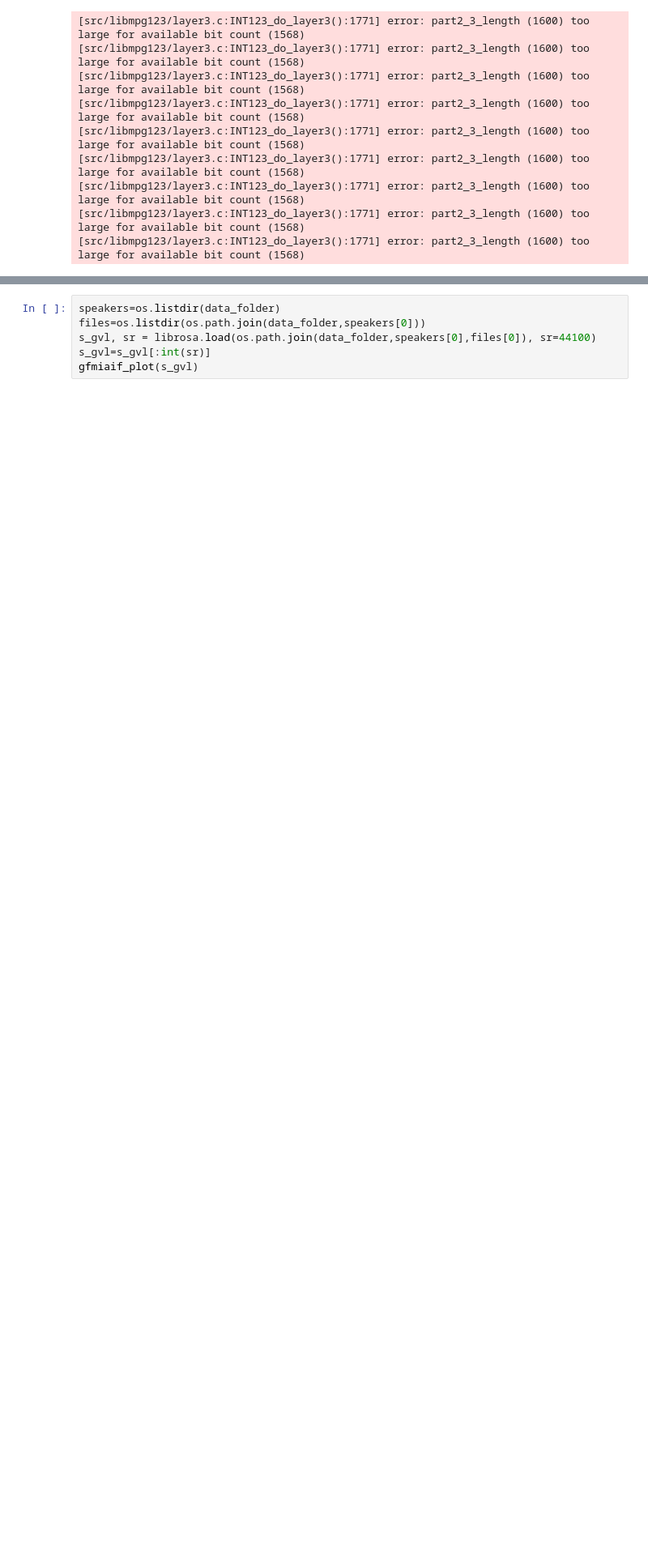
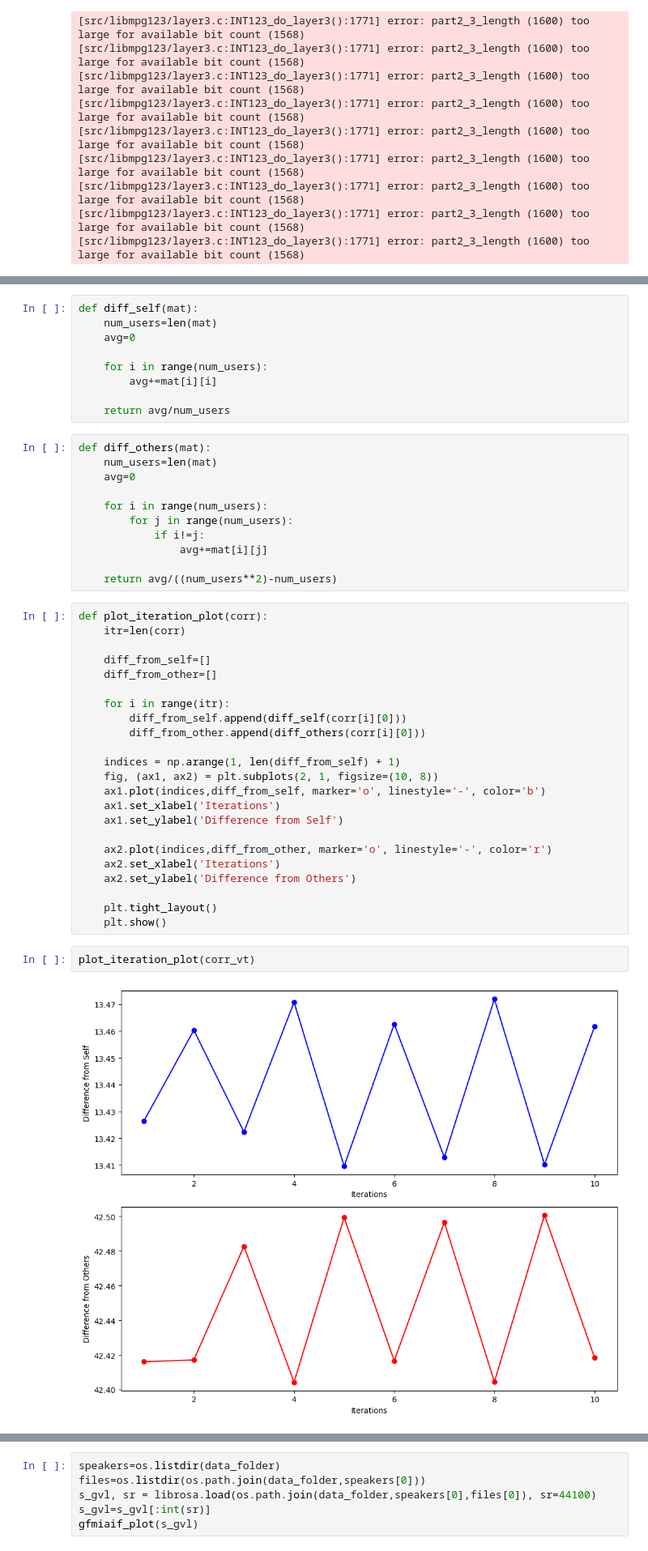
Before and after one commit to SRI2024-Voice-Biometric/Feature-Extraction, a Jupyter notebook: parameterised-method-analysis-window-size.ipynb, the cells around one changed output, grey strips where cells are left out. Shown at 81% size. Cells and saved outputs as stored; diff of their text form; blank space fills up the shorter version.

Commit message:
Added analysis for number of iterations

```diff
--- a/parameterised-method-analysis-window-size.ipynb
+++ b/parameterised-method-analysis-window-size.ipynb
@@ -224,0 +296,47 @@ plot_heatmap(corr_glot)
+# %%
+def diff_self(mat):
+    num_users=len(mat)
+    avg=0
+
+    for i in range(num_users):
+        avg+=mat[i][i]
+
+    return avg/num_users
+# %%
+def diff_others(mat):
+    num_users=len(mat)
+    avg=0
+
+    for i in range(num_users):
+        for j in range(num_users):
+            if i!=j:
+                avg+=mat[i][j]
+
+    return avg/((num_users**2)-num_users)
+# %%
+def plot_iteration_plot(corr):
+    itr=len(corr)
+
+    diff_from_self=[]
+    diff_from_other=[]
+
+    for i in range(itr):
+        diff_from_self.append(diff_self(corr[i][0]))
+        diff_from_other.append(diff_others(corr[i][0]))
+
+    indices = np.arange(1, len(diff_from_self) + 1)
+    fig, (ax1, ax2) = plt.subplots(2, 1, figsize=(10, 8))
+    ax1.plot(indices,diff_from_self, marker='o', linestyle='-', color='b')
+    ax1.set_xlabel('Iterations')
+    ax1.set_ylabel('Difference from Self')
+
+    ax2.plot(indices,diff_from_other, marker='o', linestyle='-', color='r')
+    ax2.set_xlabel('Iterations')
+    ax2.set_ylabel('Difference from Others')
+
+    plt.tight_layout()
+    plt.show()
+# %%
+plot_iteration_plot(corr_vt)
+# %% [output]
+[figure, added]
```
Also changed, not shown: parts of 14 cells of this notebook.
